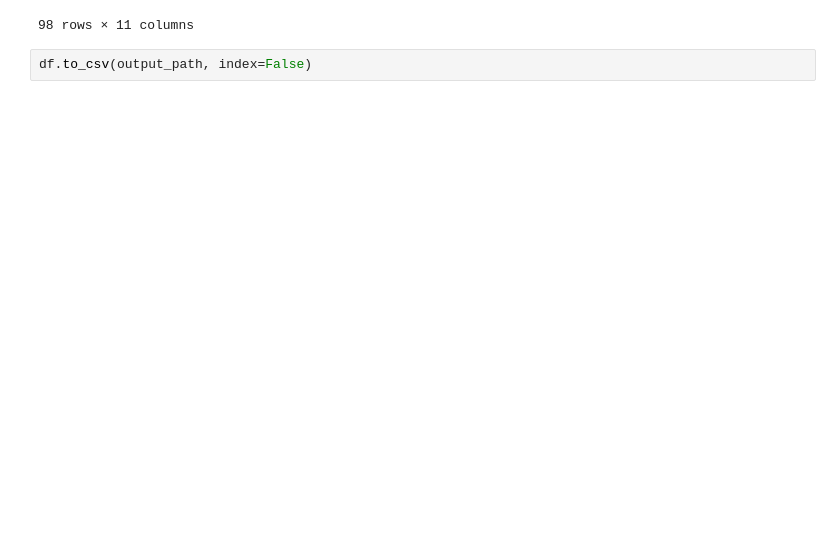
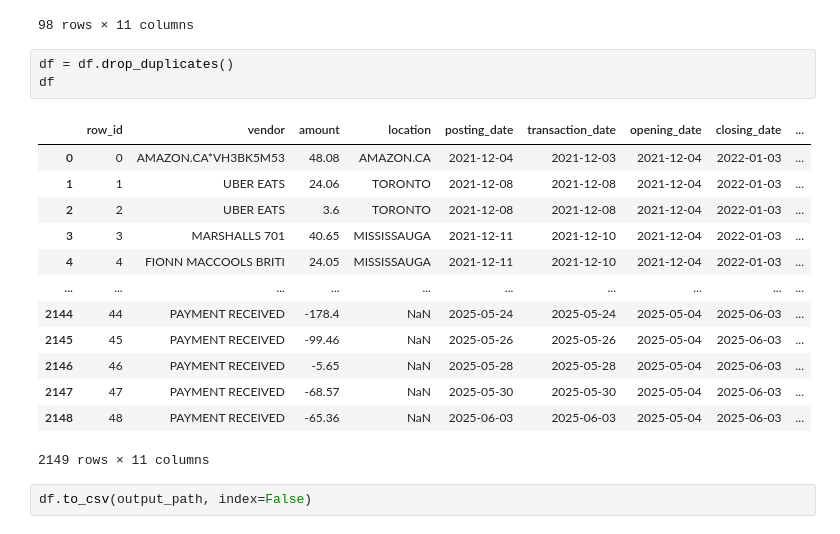
Before and after one commit to JordanVercillo/vercilloanalytics, a Jupyter notebook: projects/amex/amex_transformations.ipynb, the cells around one changed output. Saved outputs shown, nothing was run; the diff lists cells and outputs as text; blank space fills up the shorter version.

```diff
--- a/projects/amex/amex_transformations.ipynb
+++ b/projects/amex/amex_transformations.ipynb
@@ -201,5 +201,22 @@ df
 | 96 | 47 | PAYMENT RECEIVED | -68.57 | NaN | 2025-05-30 | 2025-05-30 | 2025-05-04 | 2025-06-03 | ... |
 | 97 | 48 | PAYMENT RECEIVED | -65.36 | NaN | 2025-06-03 | 2025-06-03 | 2025-05-04 | 2025-06-03 | ... |
 98 rows × 11 columns
+# %%
+df = df.drop_duplicates()
+df
+# %% [output]
+|  | row_id | vendor | amount | location | posting_date | transaction_date | opening_date | closing_date | ... |
+| 0 | 0 | AMAZON.CA*VH3BK5M53 | 48.08 | AMAZON.CA | 2021-12-04 | 2021-12-03 | 2021-12-04 | 2022-01-03 | ... |
+| 1 | 1 | UBER EATS | 24.06 | TORONTO | 2021-12-08 | 2021-12-08 | 2021-12-04 | 2022-01-03 | ... |
+| 2 | 2 | UBER EATS | 3.6 | TORONTO | 2021-12-08 | 2021-12-08 | 2021-12-04 | 2022-01-03 | ... |
+| 3 | 3 | MARSHALLS 701 | 40.65 | MISSISSAUGA | 2021-12-11 | 2021-12-10 | 2021-12-04 | 2022-01-03 | ... |
+| 4 | 4 | FIONN MACCOOLS BRITI | 24.05 | MISSISSAUGA | 2021-12-11 | 2021-12-10 | 2021-12-04 | 2022-01-03 | ... |
+| ... | ... | ... | ... | ... | ... | ... | ... | ... | ... |
+| 2144 | 44 | PAYMENT RECEIVED | -178.4 | NaN | 2025-05-24 | 2025-05-24 | 2025-05-04 | 2025-06-03 | ... |
+| 2145 | 45 | PAYMENT RECEIVED | -99.46 | NaN | 2025-05-26 | 2025-05-26 | 2025-05-04 | 2025-06-03 | ... |
+| 2146 | 46 | PAYMENT RECEIVED | -5.65 | NaN | 2025-05-28 | 2025-05-28 | 2025-05-04 | 2025-06-03 | ... |
+| 2147 | 47 | PAYMENT RECEIVED | -68.57 | NaN | 2025-05-30 | 2025-05-30 | 2025-05-04 | 2025-06-03 | ... |
+| 2148 | 48 | PAYMENT RECEIVED | -65.36 | NaN | 2025-06-03 | 2025-06-03 | 2025-05-04 | 2025-06-03 | ... |
+2149 rows × 11 columns
 # %%
 df.to_csv(output_path, index=False)
```
